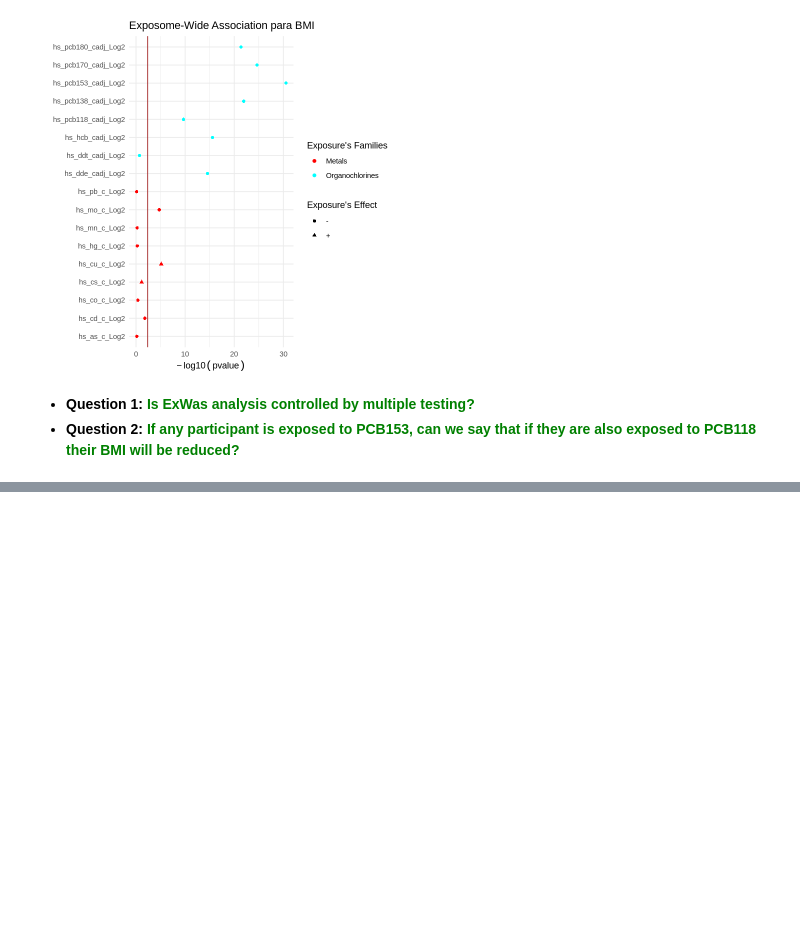
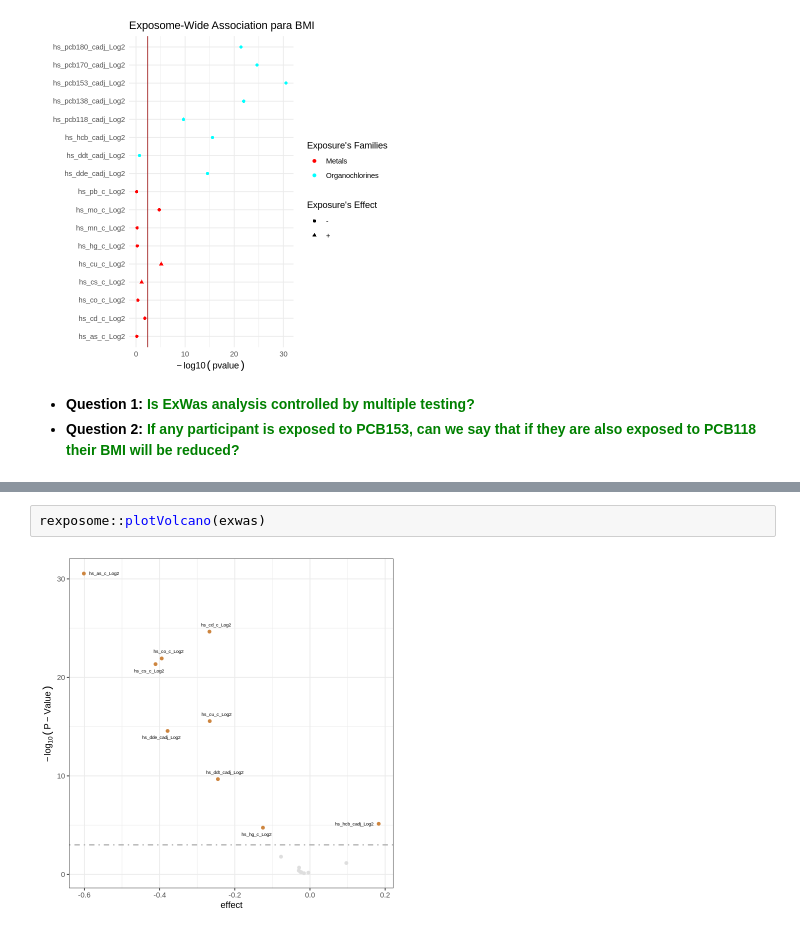
Before and after one commit to alldominguez/isee_young_rennes_ws1, a Jupyter notebook: ws1_isee_young_rennes_version1.ipynb, the cells around one changed output, grey strips where cells are left out. Saved outputs shown, nothing was run; the diff lists cells and outputs as text; blank space fills up the shorter version.

```diff
--- a/ws1_isee_young_rennes_version1.ipynb
+++ b/ws1_isee_young_rennes_version1.ipynb
@@ -490,3 +494,7 @@ rexposome::plotExwas(exwas, color = clr, show.effective = TRUE,
+# %%
+rexposome::plotVolcano(exwas)
+# %% [output]
+[figure, added]
 # %% [markdown]
 ## **Mixture analysis**
 
```
Also changed, not shown: parts of 1 cell of this notebook.
